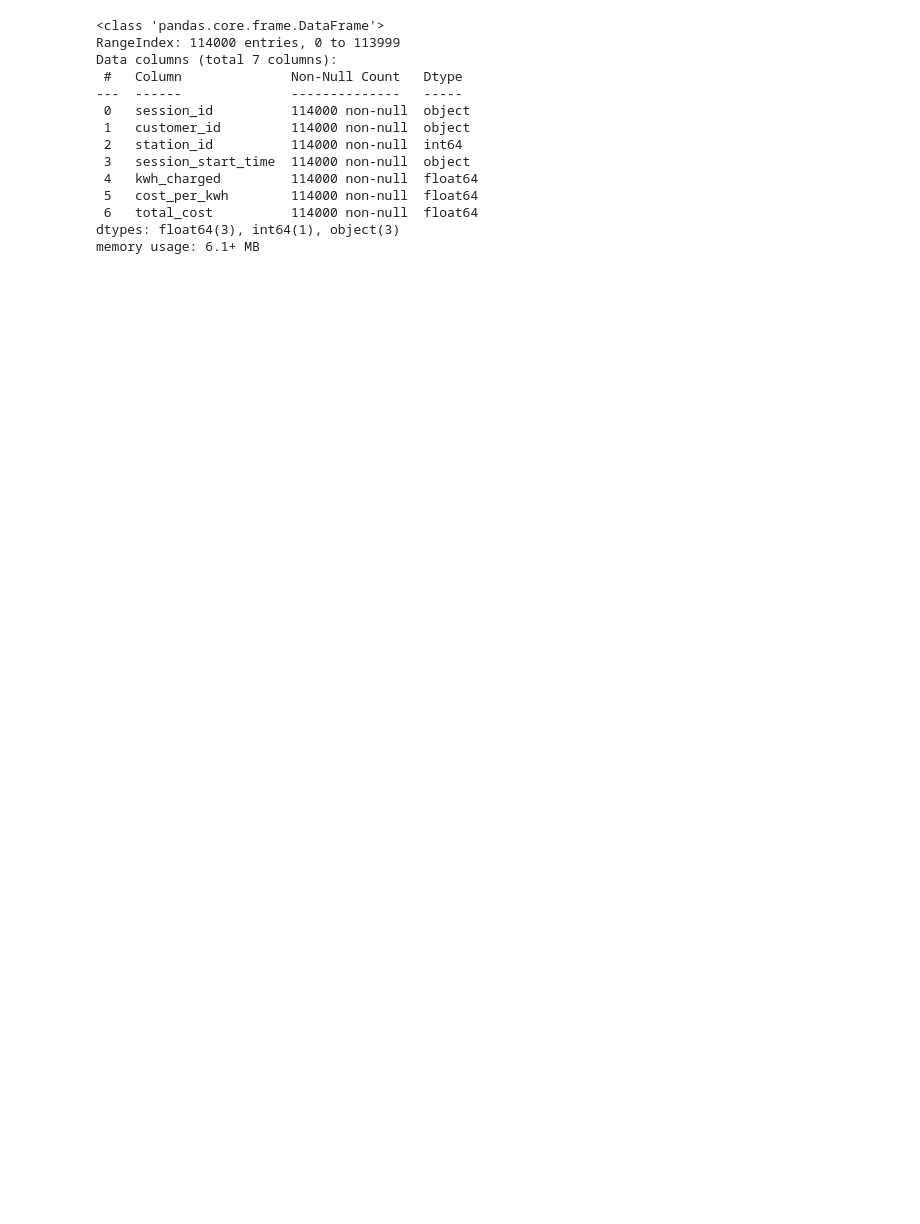
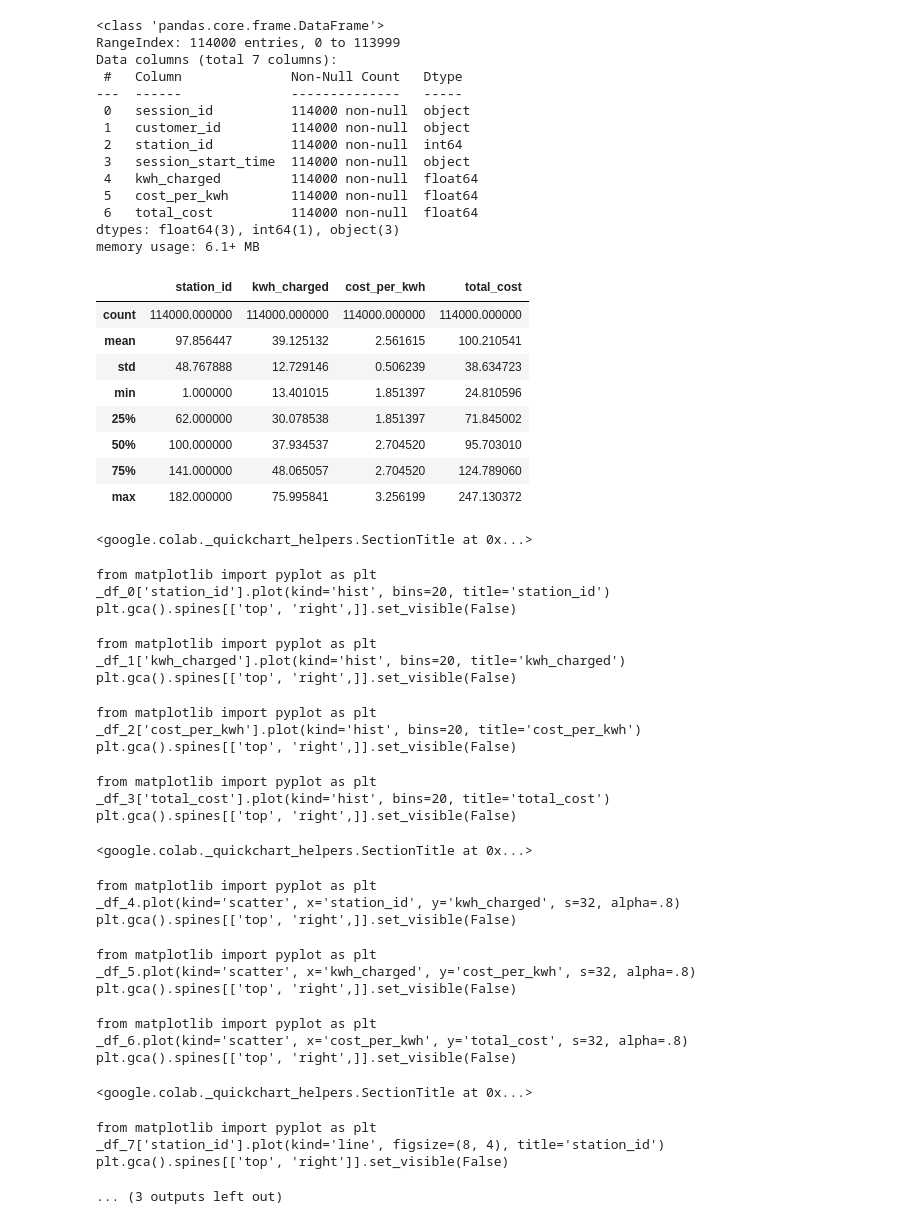
Before and after one commit to alizadangi02/Python, a Jupyter notebook: data_manipulation.ipynb, the cells around one changed output. Cells and saved outputs as stored; diff of their text form; code cells hidden in the pictures; blank space fills up the shorter version.

```diff
--- a/data_manipulation.ipynb
+++ b/data_manipulation.ipynb
@@ -59,3 +63,43 @@ Data columns (total 7 columns):
  6   total_cost          114000 non-null  float64
 dtypes: float64(3), int64(1), object(3)
 memory usage: 6.1+ MB
+# %%
+sessions_df.describe()
+# %% [output]
+|  | station_id | kwh_charged | cost_per_kwh | total_cost |
+| count | 114000.000000 | 114000.000000 | 114000.000000 | 114000.000000 |
+| mean | 97.856447 | 39.125132 | 2.561615 | 100.210541 |
+| std | 48.767888 | 12.729146 | 0.506239 | 38.634723 |
+| min | 1.000000 | 13.401015 | 1.851397 | 24.810596 |
+| 25% | 62.000000 | 30.078538 | 1.851397 | 71.845002 |
+| 50% | 100.000000 | 37.934537 | 2.704520 | 95.703010 |
+| 75% | 141.000000 | 48.065057 | 2.704520 | 124.789060 |
+| max | 182.000000 | 75.995841 | 3.256199 | 247.130372 |
+<google.colab._quickchart_helpers.SectionTitle at 0x...>
+from matplotlib import pyplot as plt
+_df_0['station_id'].plot(kind='hist', bins=20, title='station_id')
+plt.gca().spines[['top', 'right',]].set_visible(False)
+from matplotlib import pyplot as plt
+_df_1['kwh_charged'].plot(kind='hist', bins=20, title='kwh_charged')
+plt.gca().spines[['top', 'right',]].set_visible(False)
+from matplotlib import pyplot as plt
+_df_2['cost_per_kwh'].plot(kind='hist', bins=20, title='cost_per_kwh')
+plt.gca().spines[['top', 'right',]].set_visible(False)
+from matplotlib import pyplot as plt
+_df_3['total_cost'].plot(kind='hist', bins=20, title='total_cost')
+plt.gca().spines[['top', 'right',]].set_visible(False)
+<google.colab._quickchart_helpers.SectionTitle at 0x...>
+from matplotlib import pyplot as plt
+_df_4.plot(kind='scatter', x='station_id', y='kwh_charged', s=32, alpha=.8)
+plt.gca().spines[['top', 'right',]].set_visible(False)
+from matplotlib import pyplot as plt
+_df_5.plot(kind='scatter', x='kwh_charged', y='cost_per_kwh', s=32, alpha=.8)
+plt.gca().spines[['top', 'right',]].set_visible(False)
+from matplotlib import pyplot as plt
+_df_6.plot(kind='scatter', x='cost_per_kwh', y='total_cost', s=32, alpha=.8)
+plt.gca().spines[['top', 'right',]].set_visible(False)
+<google.colab._quickchart_helpers.SectionTitle at 0x...>
+from matplotlib import pyplot as plt
+_df_7['station_id'].plot(kind='line', figsize=(8, 4), title='station_id')
+plt.gca().spines[['top', 'right']].set_visible(False)
+... (3 outputs left out)
```
Also changed, not shown: parts of 1 cell of this notebook.
